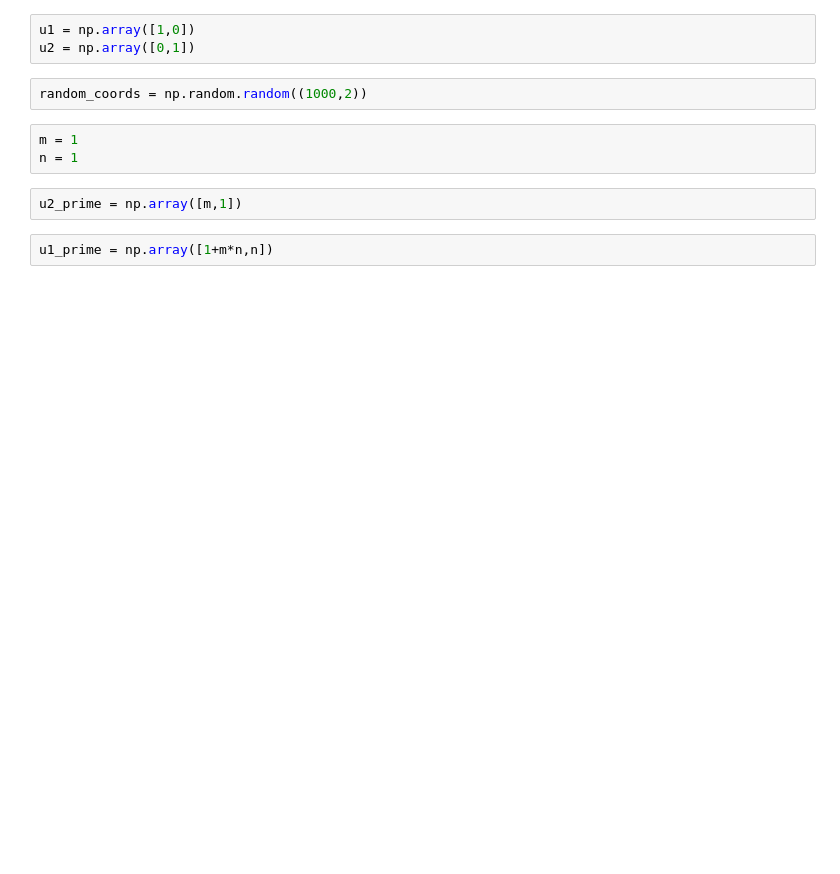
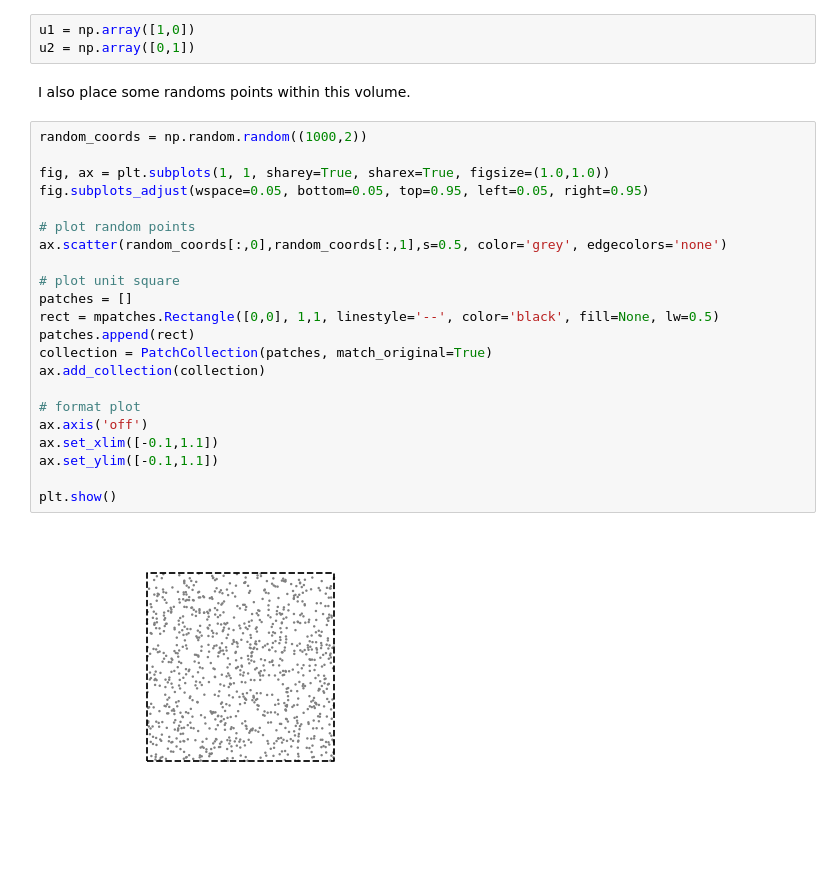
Before and after one commit to duncandc/cuboid_remap, a Jupyter notebook: notebooks/demo_2D.ipynb, the cells around one changed output. Saved outputs shown, nothing was run; the diff lists cells and outputs as text; blank space fills up the shorter version.

```diff
--- a/notebooks/demo_2D.ipynb
+++ b/notebooks/demo_2D.ipynb
@@ -8,12 +15,29 @@ import matplotlib.pyplot as plt
 # %%
 u1 = np.array([1,0])
 u2 = np.array([0,1])
-# %%
-random_coords = np.random.random((1000,2))
-# %%
-m = 1
-n = 1
-# %%
-u2_prime = np.array([m,1])
-# %%
-u1_prime = np.array([1+m*n,n])
+# %% [markdown]
+I also place some randoms points within this volume.
+# %%
+random_coords = np.random.random((1000,2))
+
+fig, ax = plt.subplots(1, 1, sharey=True, sharex=True, figsize=(1.0,1.0))
+fig.subplots_adjust(wspace=0.05, bottom=0.05, top=0.95, left=0.05, right=0.95)
+
+# plot random points
+ax.scatter(random_coords[:,0],random_coords[:,1],s=0.5, color='grey', edgecolors='none')
+
+# plot unit square
+patches = []
+rect = mpatches.Rectangle([0,0], 1,1, linestyle='--', color='black', fill=None, lw=0.5)
+patches.append(rect)
+collection = PatchCollection(patches, match_original=True)
+ax.add_collection(collection)
+
+# format plot
+ax.axis('off')
+ax.set_xlim([-0.1,1.1])
+ax.set_ylim([-0.1,1.1])
+
+plt.show()
+# %% [output]
+[figure, added]
```
Also changed, not shown: parts of 17 cells of this notebook, 2 other files.
